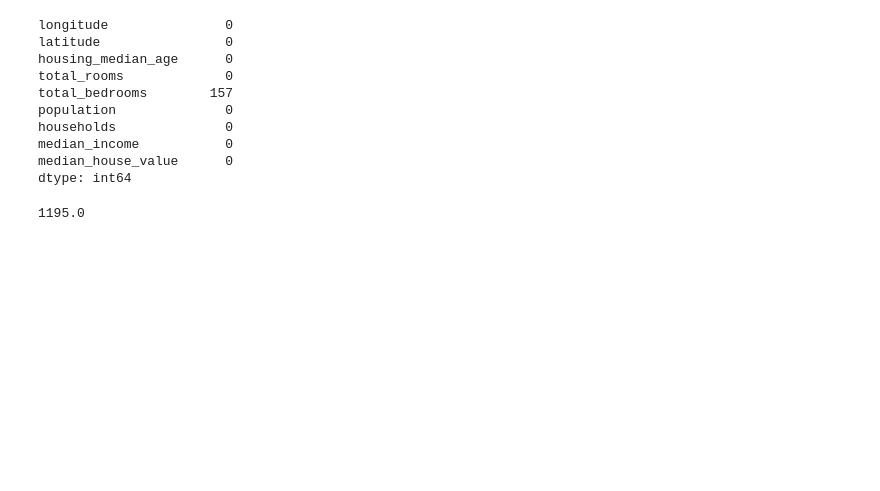
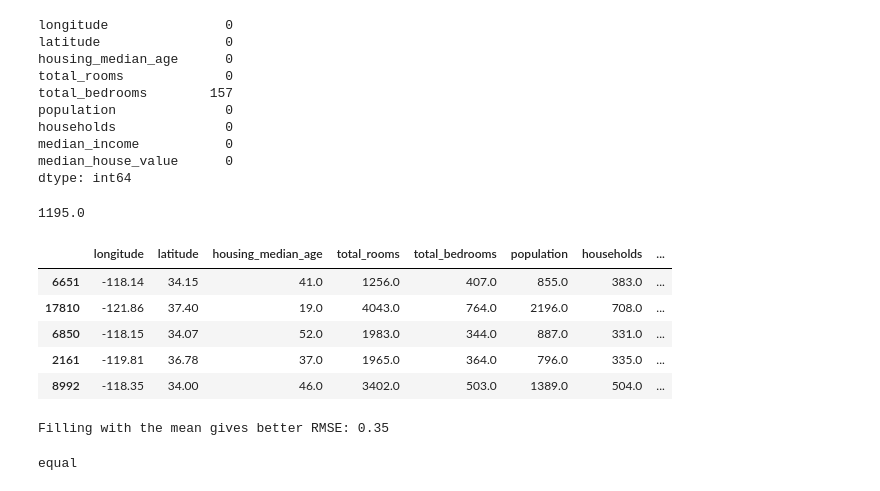
Before and after one commit to KonuTech/machine-learning-zoomcamp, a Jupyter notebook: 02-regression/HW_02.ipynb, the cells around one changed output. Drawn from its saved outputs; the diff is of its cells as text; code cells hidden in the pictures; blank space fills up the shorter version.

```diff
--- a/02-regression/HW_02.ipynb
+++ b/02-regression/HW_02.ipynb
@@ -217,3 +239,14 @@ dtype: int64
 df_filtered_subset['population'].median()
 # %% [output]
 1195.0
+# %%
+df_shuffled = df_filtered_subset.sample(frac=1, random_state=42)
+# %%
+df_shuffled.tail()
+# %% [output]
+|  | longitude | latitude | housing_median_age | total_rooms | total_bedrooms | population | households | ... |
+| 6651 | -118.14 | 34.15 | 41.0 | 1256.0 | 407.0 | 855.0 | 383.0 | ... |
+| 17810 | -121.86 | 37.40 | 19.0 | 4043.0 | 764.0 | 2196.0 | 708.0 | ... |
+| 6850 | -118.15 | 34.07 | 52.0 | 1983.0 | 344.0 | 887.0 | 331.0 | ... |
+| 2161 | -119.81 | 36.78 | 37.0 | 1965.0 | 364.0 | 796.0 | 335.0 | ... |
+| 8992 | -118.35 | 34.00 | 46.0 | 3402.0 | 503.0 | 1389.0 | 504.0 | ... |
@@ -219,0 +268,53 @@ df_filtered_subset['population'].median()
+# %%
+# Define the target column
+target = 'median_house_value'
+
+# Option 1: Fill missing values with 0
+train_data_option1 = train_data.fillna(0)
+val_data_option1 = val_data.fillna(0)
+
+# Option 2: Fill missing values with the mean of the variable (computed from the training data)
+mean_median_house_value = train_data[target].mean()
+train_data_option2 = train_data.fillna(mean_median_house_value)
+val_data_option2 = val_data.fillna(mean_median_house_value)
+
+# Function to train a linear regression model and calculate RMSE
+def train_linear_regression(train_data, val_data):
+    X_train = train_data.drop(target, axis=1)
+    y_train = train_data[target]
+
+    X_val = val_data.drop(target, axis=1)
+    y_val = val_data[target]
+
+    # Create and train the linear regression model
+    model = LinearRegression()
+    model.fit(X_train, y_train)
+
+    # Make predictions on the validation set
+    y_pred = model.predict(X_val)
+
+    # Calculate RMSE
+    rmse = np.sqrt(mean_squared_error(y_val, y_pred))
+
+    return rmse
+
+# Train linear regression models for both options
+rmse_option1 = train_linear_regression(train_data_option1, val_data_option1)
+rmse_option2 = train_linear_regression(train_data_option2, val_data_option2)
+
+# Round the RMSE scores to 2 decimal digits
+rmse_option1_rounded = round(rmse_option1, 2)
+rmse_option2_rounded = round(rmse_option2, 2)
+
+# Compare RMSE scores
+if rmse_option1_rounded < rmse_option2_rounded:
+    print("Filling with 0 gives better RMSE:", rmse_option1_rounded)
+else:
+    print("Filling with the mean gives better RMSE:", rmse_option2_rounded)
+# %% [output]
+Filling with the mean gives better RMSE: 0.35
+# %%
+if rmse_option1_rounded == rmse_option2_rounded:
+    print("equal")
+# %% [output]
+equal
```
Also changed, not shown: parts of 9 cells of this notebook, 1 other file.
